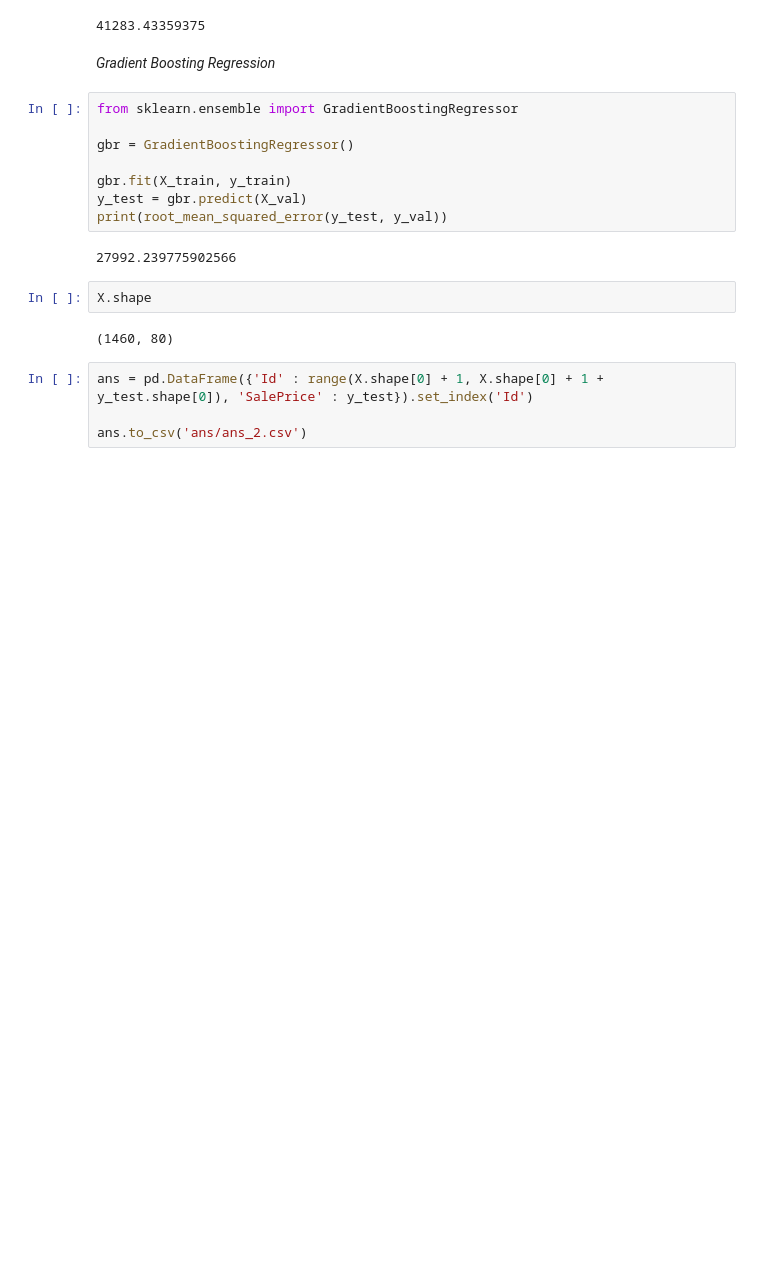
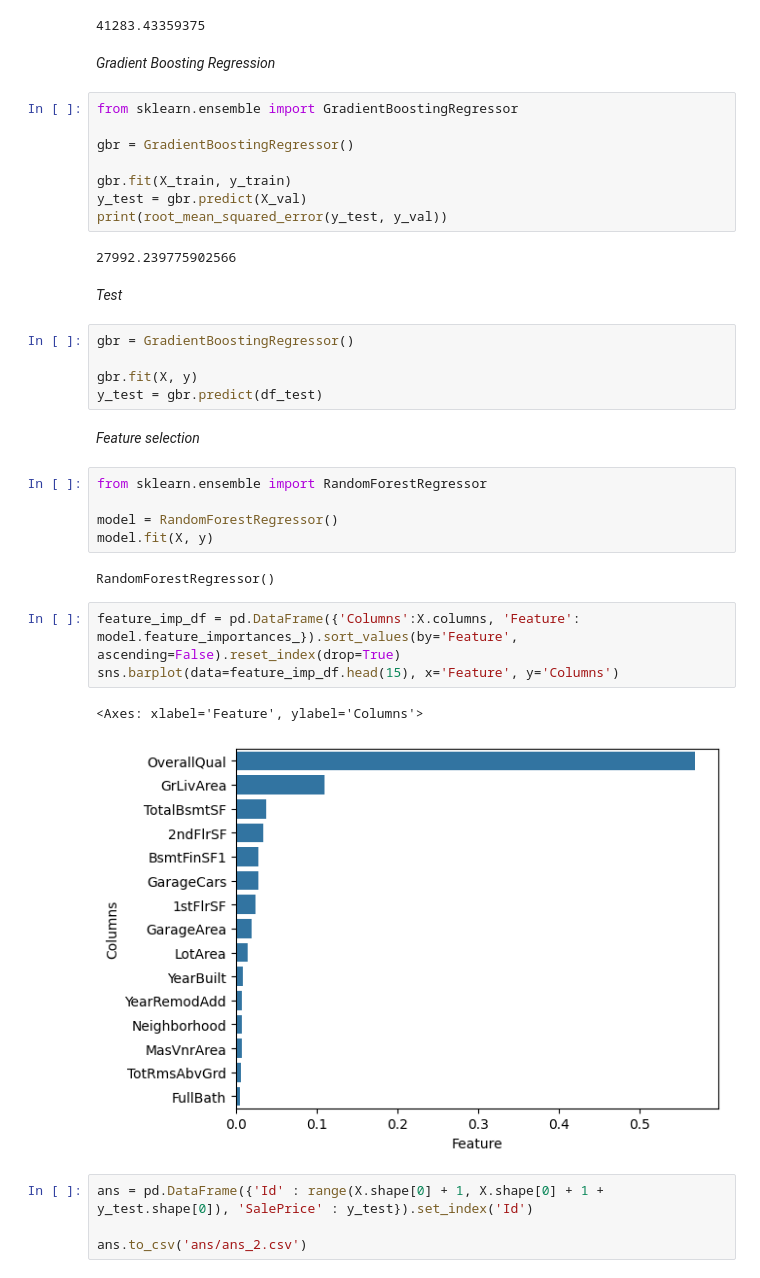
Before and after one commit to LazzyBones812/Housing_Prices_Competition_Kaggle, a Jupyter notebook: main.ipynb, the cells around one changed output. Drawn from its saved outputs; the diff is of its cells as text; blank space fills up the shorter version.

```diff
--- a/main.ipynb
+++ b/main.ipynb
@@ -171,10 +171,28 @@ y_test = gbr.predict(X_val)
 print(root_mean_squared_error(y_test, y_val))
 # %% [output]
 27992.239775902566
-# %%
-X.shape
-# %% [output]
-(1460, 80)
+# %% [markdown]
+*Test*
+# %%
+gbr = GradientBoostingRegressor()
+
+gbr.fit(X, y)
+y_test = gbr.predict(df_test)
+# %% [markdown]
+*Feature selection*
+# %%
+from sklearn.ensemble import RandomForestRegressor
+
+model = RandomForestRegressor()
+model.fit(X, y)
+# %% [output]
+RandomForestRegressor()
+# %%
+feature_imp_df = pd.DataFrame({'Columns':X.columns, 'Feature': model.feature_importances_}).sort_values(by='Feature', ascending=False).reset_index(drop=True)
+sns.barplot(data=feature_imp_df.head(15), x='Feature', y='Columns')
+# %% [output]
+<Axes: xlabel='Feature', ylabel='Columns'>
+[figure, added]
 # %%
 ans = pd.DataFrame({'Id' : range(X.shape[0] + 1, X.shape[0] + 1 + y_test.shape[0]), 'SalePrice' : y_test}).set_index('Id')
 
```
Also changed, not shown: 1 other file.
